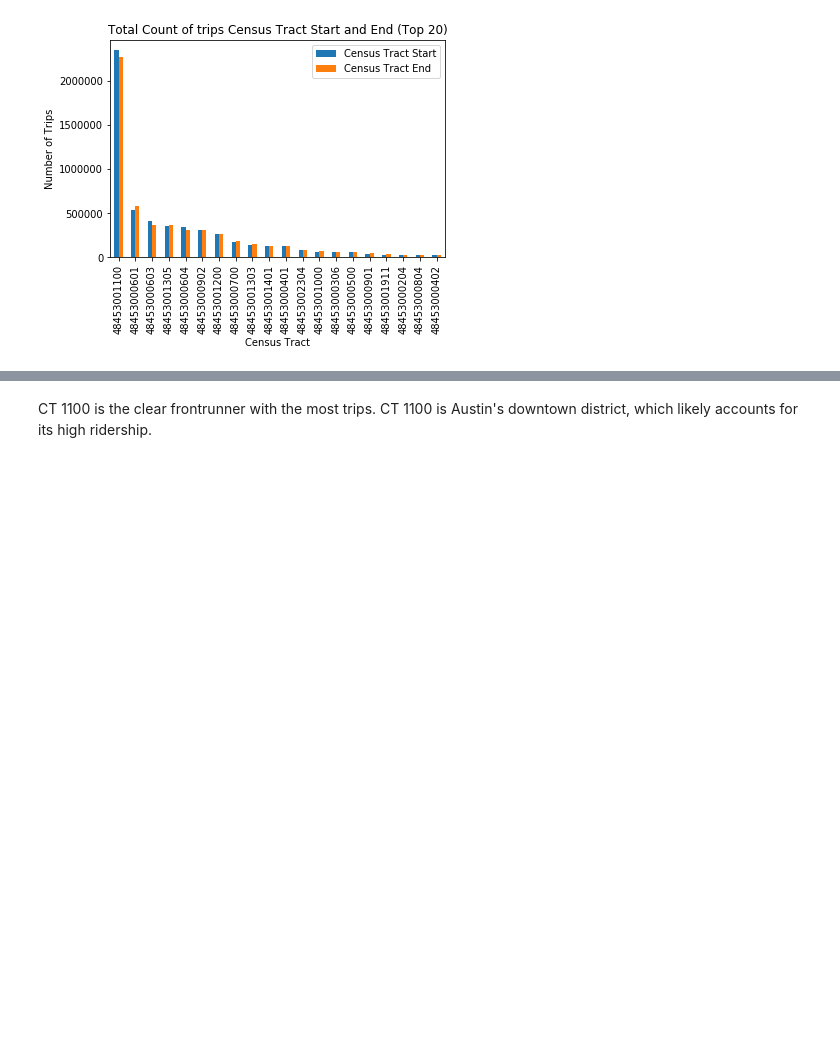
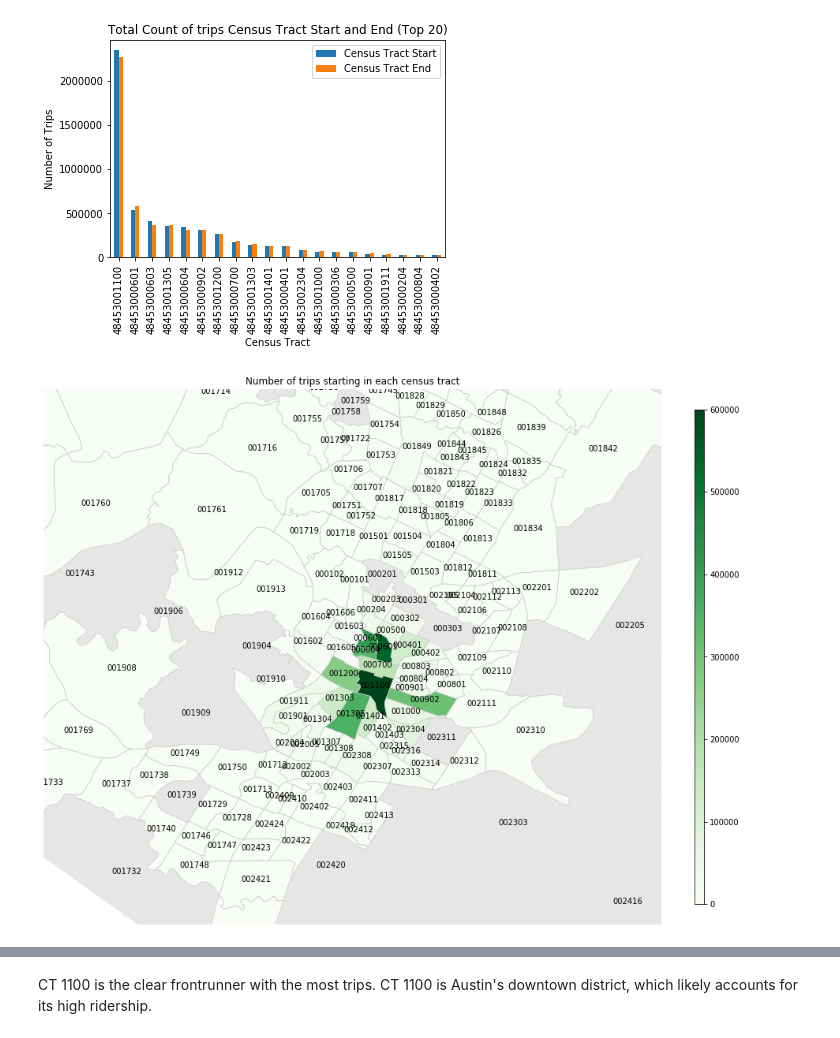
Before and after one commit to trevbhatt/predicting_scooter_utilization, a Jupyter notebook: data_story.ipynb, the cells around one changed output, grey strips where cells are left out. Drawn from its saved outputs; the diff is of its cells as text; code cells hidden in the pictures; blank space fills up the shorter version.

```diff
--- a/data_story.ipynb
+++ b/data_story.ipynb
@@ -126,3 +136,47 @@ plt.show()
 plt.close()
 # %% [output]
 [figure]
+# %%
+# Plot the census tracts from the US Census Bureau's shapefile using geopandas.
+map_df = gpd.read_file('ct data/tl_2010_48453_tract00/tl_2010_48453_tract00.shp')
+
+# Convert the lat/long of the centroids to floats
+map_df['INTPTLAT00'] = map_df['INTPTLAT00'].astype('float64')
+map_df['INTPTLON00'] = map_df['INTPTLON00'].astype('float64')
+
+## Create a chloropleth of census tract starts
+# Plot the data retrieved in the map
+ax_start = map_df.plot(color='0.9', figsize=(15, 15))
+
+# Merge the geodataframe with the census starts dataframe
+starts_plot = map_df.set_index('CTIDFP00').join(census_starts, how='inner')
+
+# Create a min and max for color
+vmax_start = 600000
+vmin_start = 0
+
+# Overlay the census tract shapes as a chloropleth
+starts_plot.plot(column='Census Tract Start', cmap='Greens', linewidth=0.8, ax=ax_start, edgecolor='0.8',
+                 vmax=vmax_start, vmin=vmin_start)
+
+# Label the census tracts
+for idx, row in map_df.iterrows():
+    plt.annotate(s=row['TRACTCE00'], xy=(row['INTPTLON00'], row['INTPTLAT00']), horizontalalignment='center',
+                 clip_on=True)
+
+
+# Set the limits of the plot
+bbox = (-97.919881, -97.589348, 30.139918,30.426626)
+plt.xlim(bbox[0], bbox[1])
+plt.ylim(bbox[2], bbox[3])
+
+# Remove the axis, add title, and legend
+plt.axis('off')
+plt.title('Number of trips starting in each census tract')
+sm_start = plt.cm.ScalarMappable(cmap='Greens', norm=plt.Normalize(vmin=vmin_start, vmax=vmax_start))
+plt.colorbar(sm_start, fraction=0.015, aspect=50)
+
+plt.show()
+plt.close()
+# %% [output]
+[figure, added]
```
Also changed, not shown: parts of 18 cells of this notebook, 1 other file.
